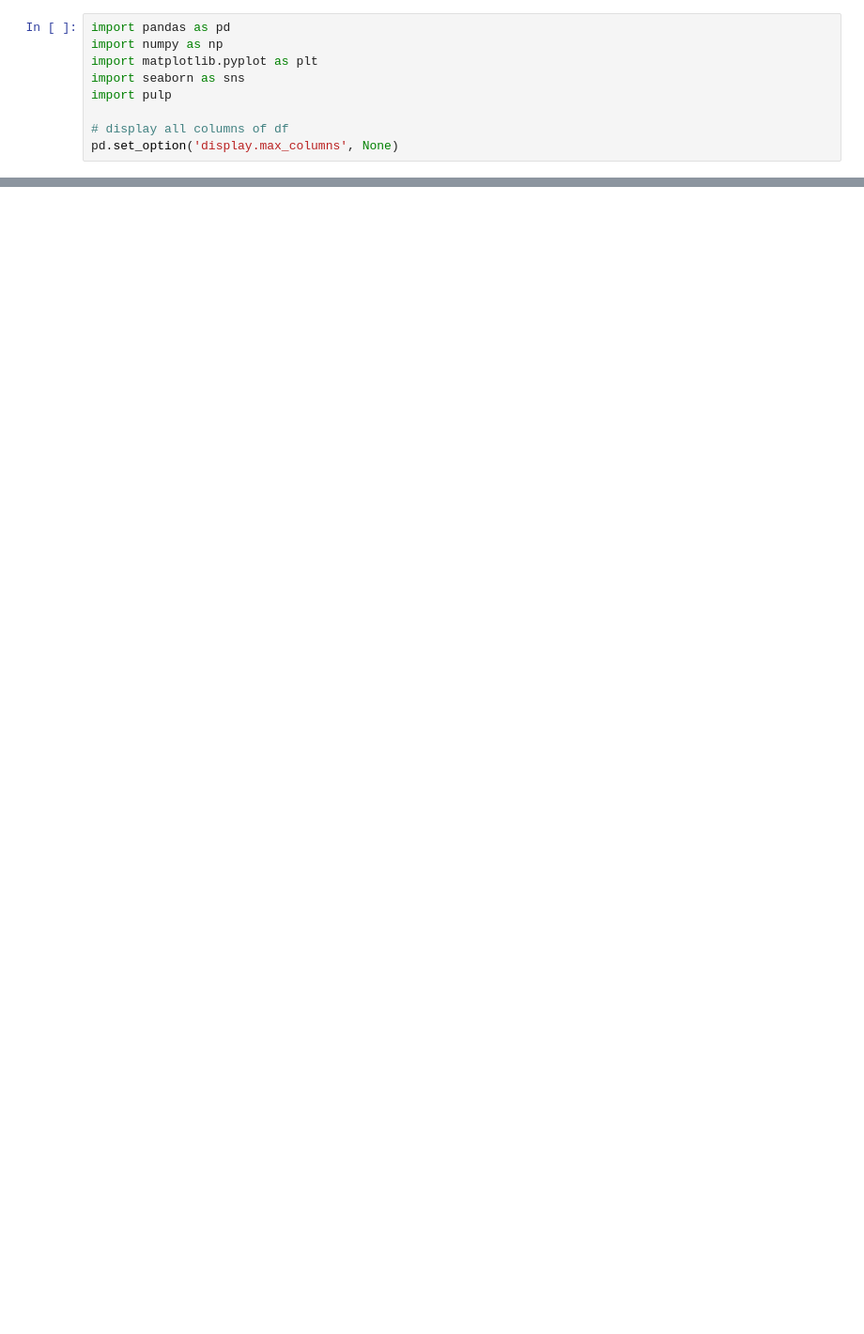
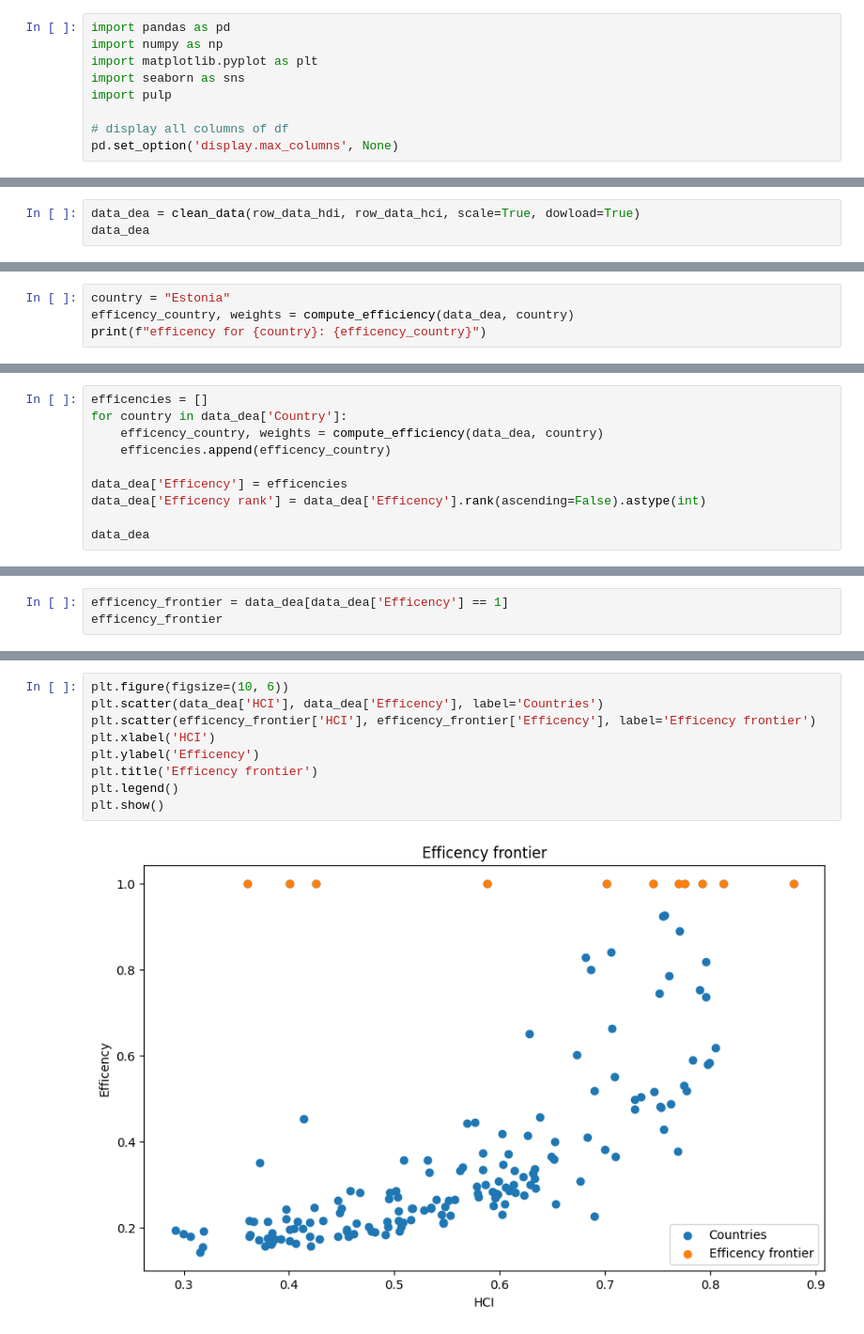
Before and after one commit to JulienDelavande/BE_decision_theory, a Jupyter notebook: BE_decision_theory.ipynb, the cells around one changed output, grey strips where cells are left out. Shown at 94% size. Drawn from its saved outputs; the diff is of its cells as text; blank space fills up the shorter version.

```diff
--- a/BE_decision_theory.ipynb
+++ b/BE_decision_theory.ipynb
@@ -132,0 +307,3 @@ weights_2 = 0.0
+# %%
+data_dea = clean_data(row_data_hdi, row_data_hci, scale=True, dowload=True)
+data_dea
@@ -132,0 +379,4 @@ weights_2 = 0.0
+# %%
+country = "Estonia"
+efficency_country, weights = compute_efficiency(data_dea, country)
+print(f"efficency for {country}: {efficency_country}")
@@ -132,0 +389,10 @@ weights_2 = 0.0
+# %%
+efficencies = []
+for country in data_dea['Country']:
+    efficency_country, weights = compute_efficiency(data_dea, country)
+    efficencies.append(efficency_country)
+
+data_dea['Efficency'] = efficencies
+data_dea['Efficency rank'] = data_dea['Efficency'].rank(ascending=False).astype(int)
+
+data_dea
@@ -132,0 +436,3 @@ weights_2 = 0.0
+# %%
+efficency_frontier = data_dea[data_dea['Efficency'] == 1]
+efficency_frontier
@@ -132,0 +454,11 @@ weights_2 = 0.0
+# %%
+plt.figure(figsize=(10, 6))
+plt.scatter(data_dea['HCI'], data_dea['Efficency'], label='Countries')
+plt.scatter(efficency_frontier['HCI'], efficency_frontier['Efficency'], label='Efficency frontier')
+plt.xlabel('HCI')
+plt.ylabel('Efficency')
+plt.title('Efficency frontier')
+plt.legend()
+plt.show()
+# %% [output]
+[figure, added]
```
Also changed, not shown: parts of 55 cells of this notebook, 13 other files.
